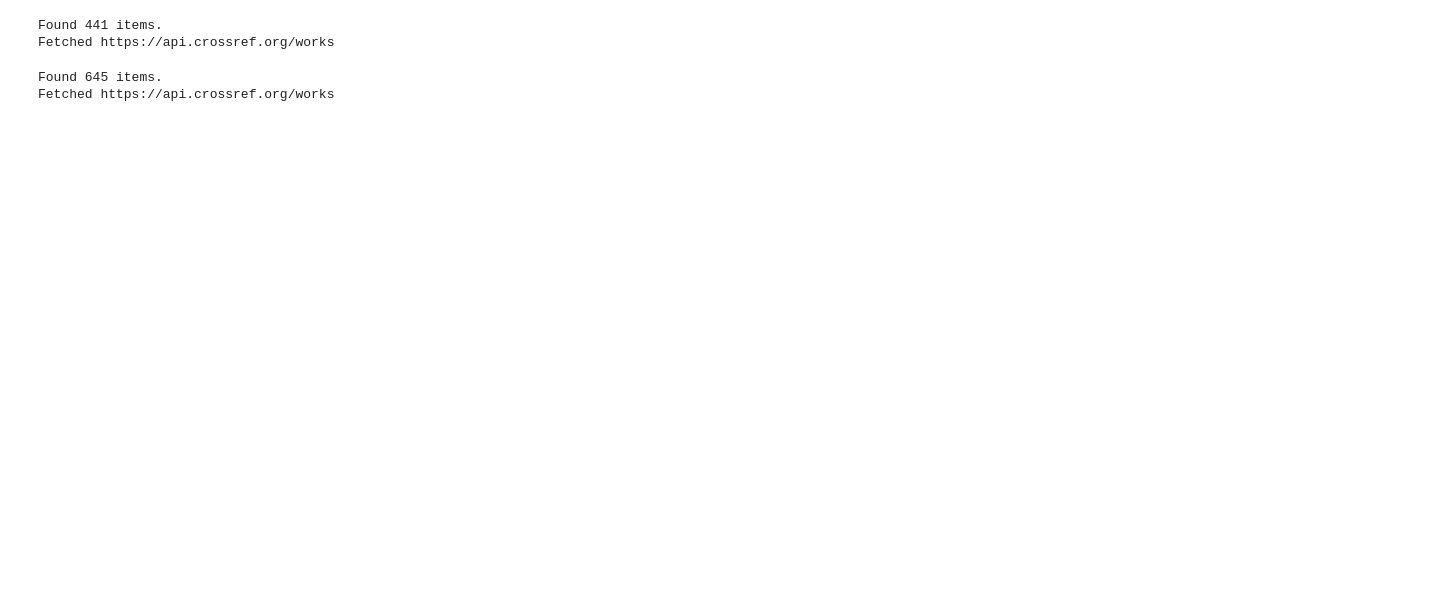
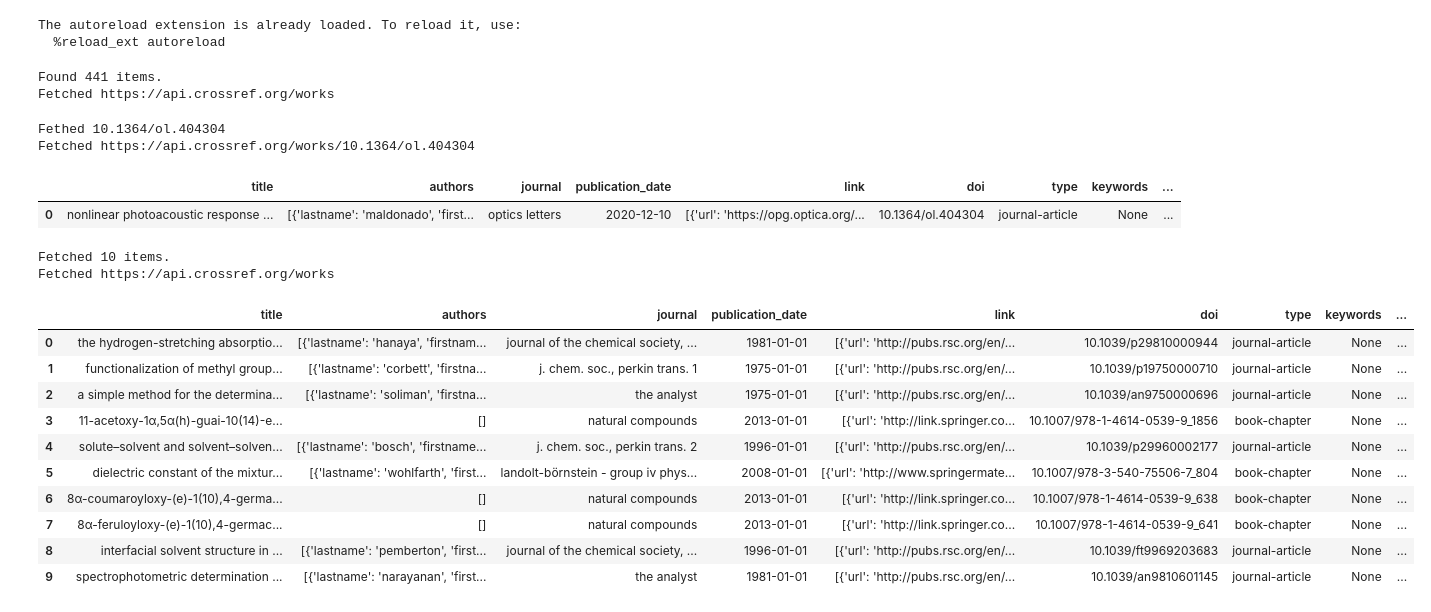
Before and after one commit to Kaldarinz/artfinder, a Jupyter notebook: artfinder-tests.ipynb, the cells around one changed output. Drawn from its saved outputs; the diff is of its cells as text; code cells hidden in the pictures; blank space fills up the shorter version.

Commit message:
search works

```diff
--- a/artfinder-tests.ipynb
+++ b/artfinder-tests.ipynb
@@ -2,22 +2,47 @@
 %load_ext autoreload
 %autoreload 2
 
+import logging
+import logging.config
 
 import artfinder
 import pandas as pd
 
 cr = artfinder.Crossref()
-af = artfinder.ArtFinder('aapopov1@mephi.ru')
+af = artfinder.ArtFinder()
+# %% [output]
+The autoreload extension is already loaded. To reload it, use:
+  %reload_ext autoreload
 # %%
 df = cr.search('Kabashin').get_df()
 # %% [output]
 Found 441 items.
 Fetched https://api.crossref.org/works
+# %%
+article_by_doi = af.find_article(doi='10.1364/ol.404304')
+article_by_doi
+# %% [output]
+Fethed 10.1364/ol.404304
+Fetched https://api.crossref.org/works/10.1364/ol.404304
+|  | title | authors | journal | publication_date | link | doi | type | keywords | ... |
+| 0 | nonlinear photoacoustic response ... | [{'lastname': 'maldonado', 'first... | optics letters | 2020-12-10 | [{'url': 'https://opg.optica.org/... | 10.1364/ol.404304 | journal-article | None | ... |
 # %%
-some = cr.search('Barcikowski')
+articles = af.find_article(title='10.1364/ol.404304', max_results=10)
+# %% [output]
+Fetched 10 items.
+Fetched https://api.crossref.org/works
 # %%
-id = some.count()
+articles
 # %% [output]
-Found 645 items.
-Fetched https://api.crossref.org/works
+|  | title | authors | journal | publication_date | link | doi | type | keywords | ... |
+| 0 | the hydrogen-stretching absorptio... | [{'lastname': 'hanaya', 'firstnam... | journal of the chemical society, ... | 1981-01-01 | [{'url': 'http://pubs.rsc.org/en/... | 10.1039/p29810000944 | journal-article | None | ... |
+| 1 | functionalization of methyl group... | [{'lastname': 'corbett', 'firstna... | j. chem. soc., perkin trans. 1 | 1975-01-01 | [{'url': 'http://pubs.rsc.org/en/... | 10.1039/p19750000710 | journal-article | None | ... |
+| 2 | a simple method for the determina... | [{'lastname': 'soliman', 'firstna... | the analyst | 1975-01-01 | [{'url': 'http://pubs.rsc.org/en/... | 10.1039/an9750000696 | journal-article | None | ... |
+| 3 | 11-acetoxy-1α,5α(h)-guai-10(14)-e... | [] | natural compounds | 2013-01-01 | [{'url': 'http://link.springer.co... | 10.1007/978-1-4614-0539-9_1856 | book-chapter | None | ... |
+| 4 | solute–solvent and solvent–solven... | [{'lastname': 'bosch', 'firstname... | j. chem. soc., perkin trans. 2 | 1996-01-01 | [{'url': 'http://pubs.rsc.org/en/... | 10.1039/p29960002177 | journal-article | None | ... |
+| 5 | dielectric constant of the mixtur... | [{'lastname': 'wohlfarth', 'first... | landolt-börnstein - group iv phys... | 2008-01-01 | [{'url': 'http://www.springermate... | 10.1007/978-3-540-75506-7_804 | book-chapter | None | ... |
+| 6 | 8α-coumaroyloxy-(e)-1(10),4-germa... | [] | natural compounds | 2013-01-01 | [{'url': 'http://link.springer.co... | 10.1007/978-1-4614-0539-9_638 | book-chapter | None | ... |
+| 7 | 8α-feruloyloxy-(e)-1(10),4-germac... | [] | natural compounds | 2013-01-01 | [{'url': 'http://link.springer.co... | 10.1007/978-1-4614-0539-9_641 | book-chapter | None | ... |
+| 8 | interfacial solvent structure in ... | [{'lastname': 'pemberton', 'first... | journal of the chemical society, ... | 1996-01-01 | [{'url': 'http://pubs.rsc.org/en/... | 10.1039/ft9969203683 | journal-article | None | ... |
+| 9 | spectrophotometric determination ... | [{'lastname': 'narayanan', 'first... | the analyst | 1981-01-01 | [{'url': 'http://pubs.rsc.org/en/... | 10.1039/an9810601145 | journal-article | None | ... |
 # %%
```
Also changed, not shown: parts of 2 cells of this notebook, 6 other files.
